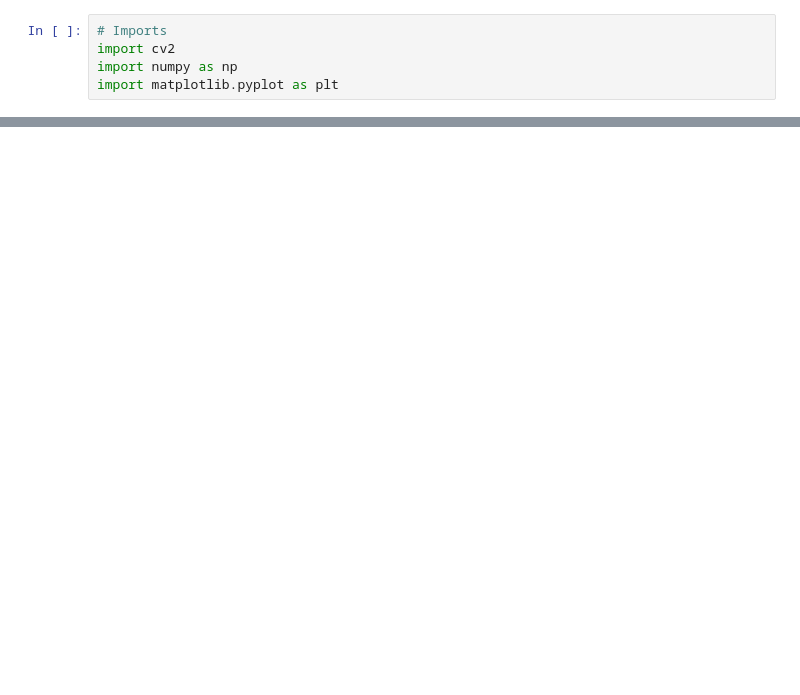
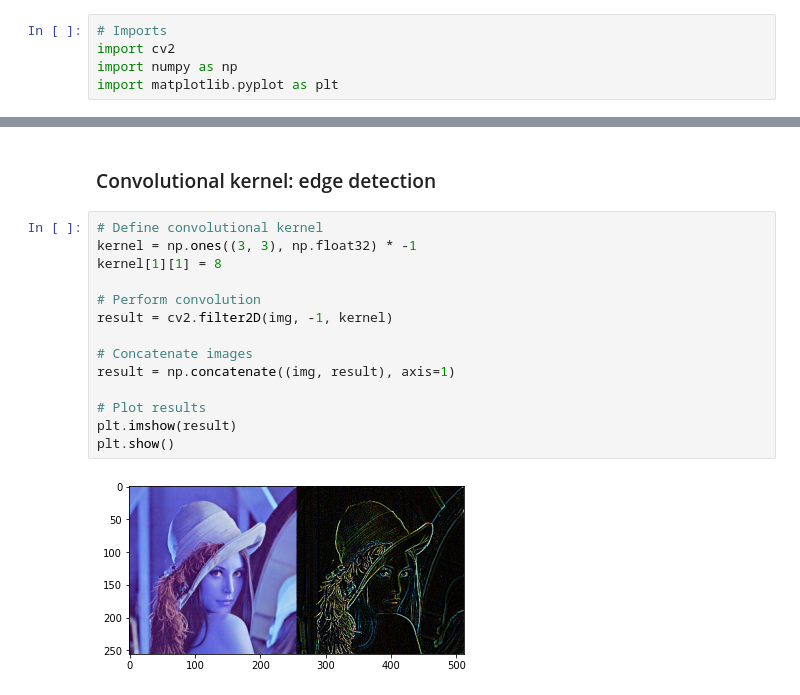
Before and after one commit to MatthiasDR96/machine_vision, a Jupyter notebook: scripts/1_image_processing/5_spatial_operations.ipynb, the cells around one changed output, grey strips where cells are left out. Cells and saved outputs as stored; diff of their text form; blank space fills up the shorter version.

```diff
--- a/scripts/1_image_processing/5_spatial_operations.ipynb
+++ b/scripts/1_image_processing/5_spatial_operations.ipynb
@@ -62,0 +118,18 @@ plt.show()
+# %% [markdown]
+### Convolutional kernel: edge detection
+# %%
+# Define convolutional kernel
+kernel = np.ones((3, 3), np.float32) * -1
+kernel[1][1] = 8
+
+# Perform convolution
+result = cv2.filter2D(img, -1, kernel)
+
+# Concatenate images
+result = np.concatenate((img, result), axis=1)
+
+# Plot results
+plt.imshow(result)
+plt.show()
+# %% [output]
+[figure, added]
```
Also changed, not shown: parts of 12 cells of this notebook.
